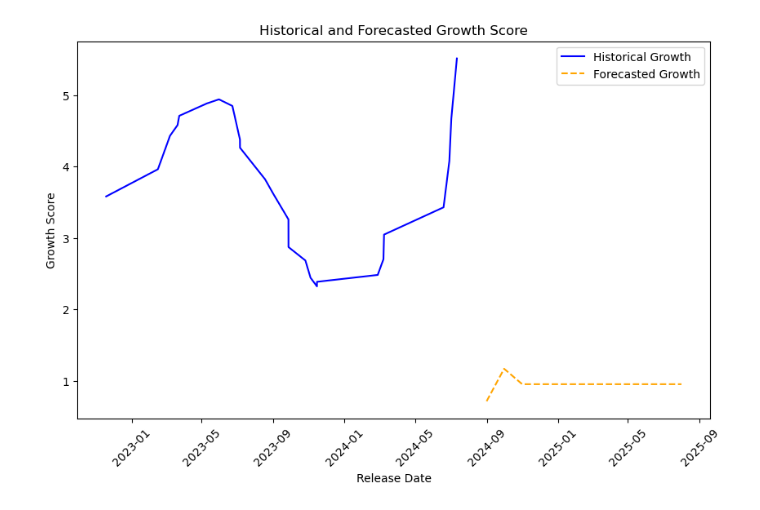
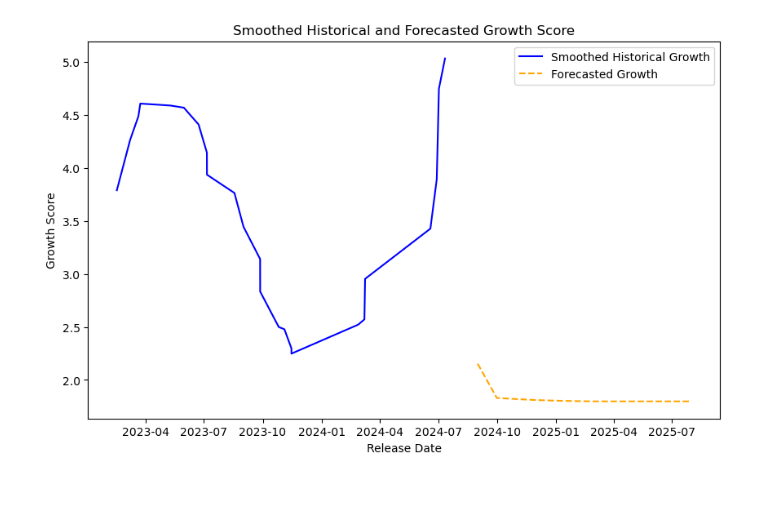
Before and after one commit to charlesRepo/data-science-course-final-project, a Jupyter notebook: notebooks/manual_test.ipynb, the cells around one changed output. Cells and saved outputs as stored; diff of their text form; code cells hidden in the pictures.

```diff
--- a/notebooks/manual_test.ipynb
+++ b/notebooks/manual_test.ipynb
@@ -172,15 +214,25 @@ print(f'predicted: {y_pred[0][0]}', f' | actual: {actual_growth_score[1]}')
 # %%
 n_forecast_steps = 12
 scaler_y = joblib.load('../models/final_target_scaler.pkl')
+print("Scaler data min:", scaler_y.data_min_)
+print("Scaler data max:", scaler_y.data_max_)
+print("Scaler feature range:", scaler_y.feature_range)
+
+
+initial_data = X_scaled_pca[-n_timesteps:]
+
+print(initial_data.shape)
+print("Number of features in X_scaled_pca:", X_scaled_pca.shape[1])
+
 
 # Perform the forecasting
 forecasted_values = forecast_growth(
     model=model,
-    initial_data=X_scaled_pca,
+    initial_data=initial_data,
     n_steps=n_forecast_steps,
     scaler=scaler_y,
-    timesteps=2,
-    n_features=n_features_scaled
+    timesteps=n_timesteps,
+    n_features=n_features_pca
 )
 
 print("Forecasted Growth Scores:", forecasted_values)
@@ -202,39 +259,22 @@ Forecasted Growth Scores: [0.7160885 1.1701375 0.9544094 0.9544094 0.9544094 0.9
 # %%
 import pandas as pd
-import matplotlib.pyplot as plt
-
-# Ensure the index is in datetime format (if not already)
-test_df.index = pd.to_datetime(test_df.index)
-
-# Historical data: Plot the actual release dates with the growth score
-historical_growth = test_df['growth_score']
-
 # Generate future dates for the forecasted values based on the release_date index
 # If you are forecasting 'n_steps' into the future (assuming monthly intervals)
 forecasted_dates = pd.date_range(start=test_df.index[-1], periods=n_forecast_steps + 1, freq='M')[1:]
 
-# Plot historical data
+# Plot the smoothed historical growth score and forecasted data
 plt.figure(figsize=(10, 6))
-plt.plot(test_df.index, historical_growth, label='Historical Growth', color='blue')
+plt.plot(test_df.index, test_df['growth_score'], color='blue', label='Smoothed Historical Growth')
+plt.plot(forecasted_dates, forecasted_values, color='orange', linestyle='--', label='Forecasted Growth')
 
-# Plot forecasted data: Aligning the forecasted growth with future dates
-plt.plot(forecasted_dates, forecasted_values, label='Forecasted Growth', color='orange', linestyle='--')
 
-# Add labels and title
 plt.xlabel('Release Date')
 plt.ylabel('Growth Score')
-plt.title('Historical and Forecasted Growth Score')
-
-# Add legend for clarity
+plt.title('Smoothed Historical and Forecasted Growth Score')
 plt.legend()
-
-# Rotate the x-axis labels for better readability
-plt.xticks(rotation=45)
-
-# Display the plot
 plt.show()
 # %% [output]
-[figure, old version]
+[figure, new version]
 # %%
 forecasted_values
 # %% [output]
```
Also changed, not shown: parts of 7 cells of this notebook, 50 other files.
